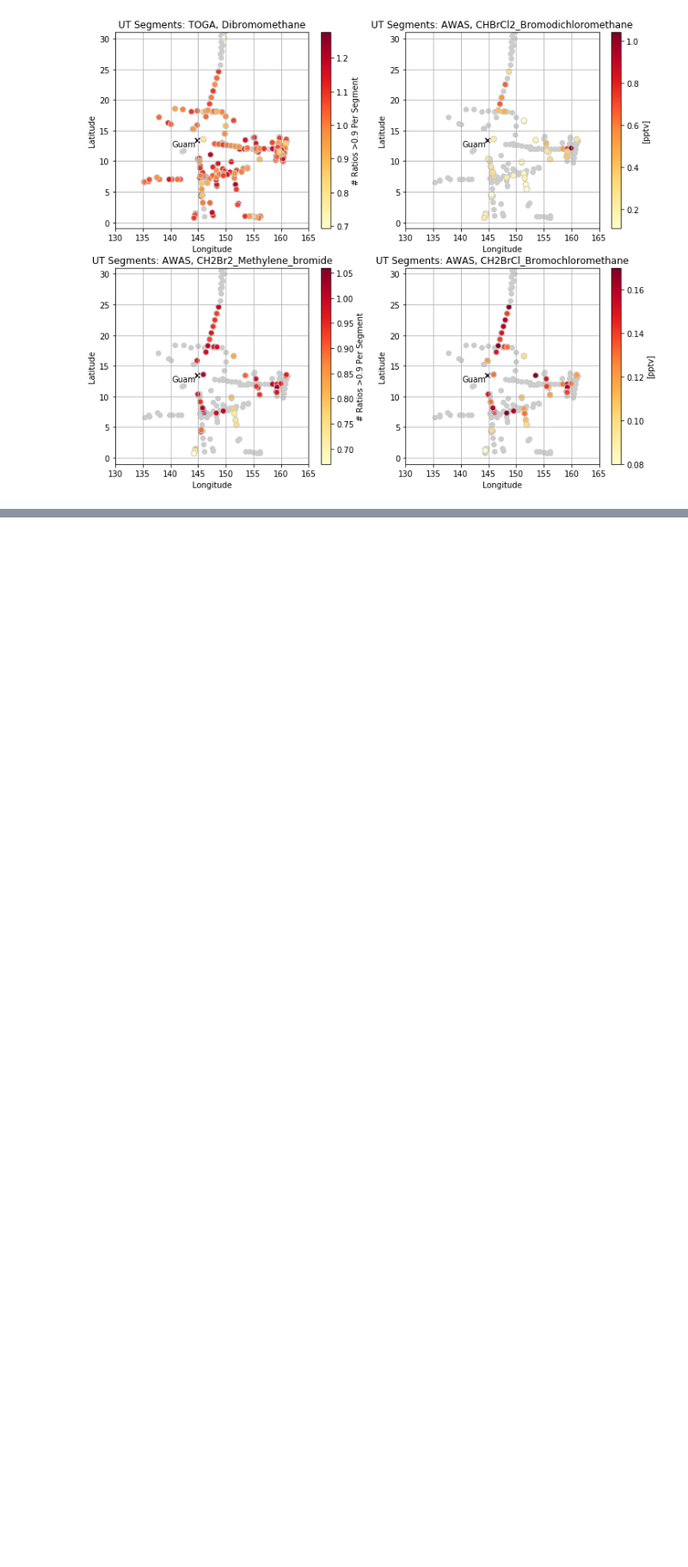
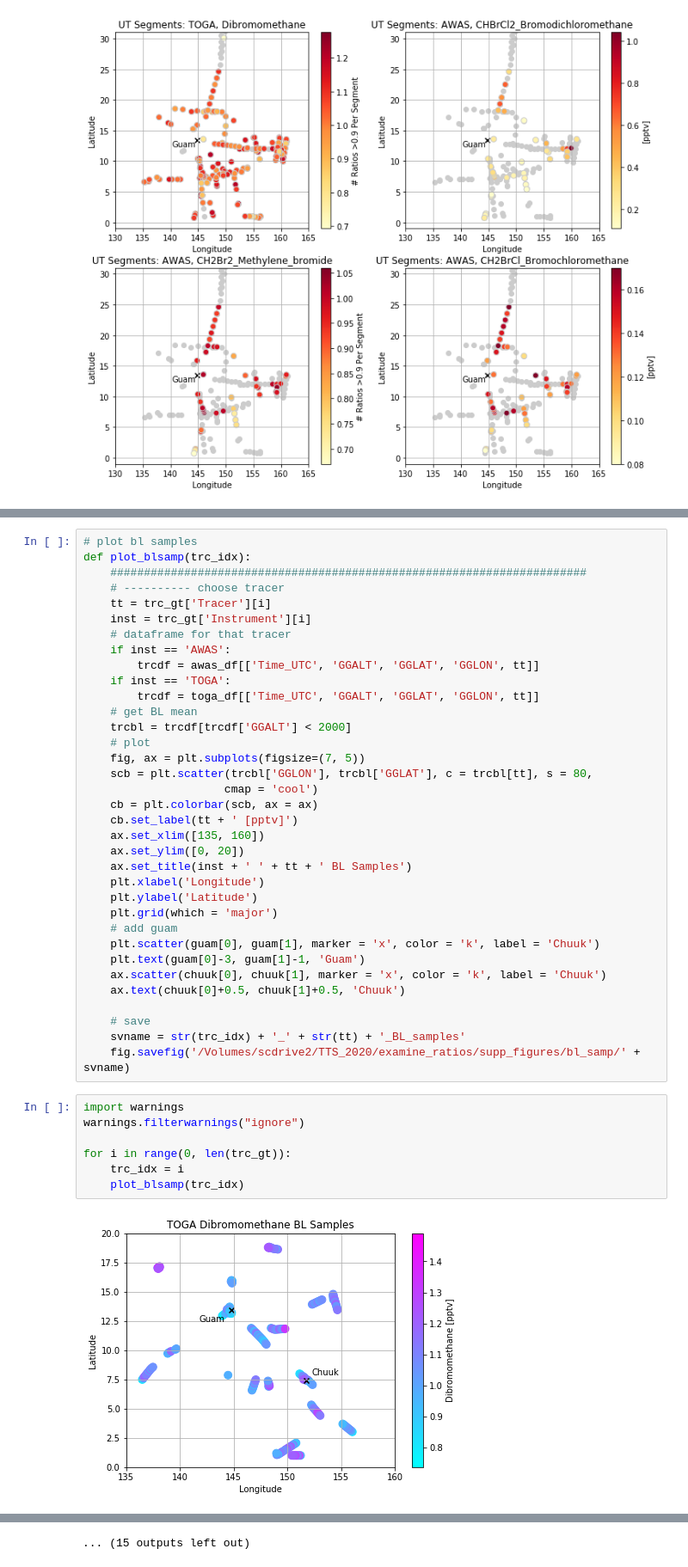
Before and after one commit to schelpon/TTS_2020_HD, a Jupyter notebook: examine_ratios/examine_ratios_gt1_ut_segments_map.ipynb, the cells around one changed output, grey strips where cells are left out. Shown at 86% size. Saved outputs shown, nothing was run; the diff lists cells and outputs as text; blank space fills up the shorter version.

```diff
--- a/examine_ratios/examine_ratios_gt1_ut_segments_map.ipynb
+++ b/examine_ratios/examine_ratios_gt1_ut_segments_map.ipynb
@@ -540 +589,45 @@ for i in range(0, len(trc_gt)):
 ... (15 outputs left out)
+# %%
+# plot bl samples
+def plot_blsamp(trc_idx):
+    #######################################################################
+    # ---------- choose tracer
+    tt = trc_gt['Tracer'][i]
+    inst = trc_gt['Instrument'][i]
+    # dataframe for that tracer
+    if inst == 'AWAS':
+        trcdf = awas_df[['Time_UTC', 'GGALT', 'GGLAT', 'GGLON', tt]]
+    if inst == 'TOGA':
+        trcdf = toga_df[['Time_UTC', 'GGALT', 'GGLAT', 'GGLON', tt]]
+    # get BL mean
+    trcbl = trcdf[trcdf['GGALT'] < 2000]
+    # plot
+    fig, ax = plt.subplots(figsize=(7, 5))
+    scb = plt.scatter(trcbl['GGLON'], trcbl['GGLAT'], c = trcbl[tt], s = 80,
+                     cmap = 'cool')
+    cb = plt.colorbar(scb, ax = ax)
+    cb.set_label(tt + ' [pptv]')
+    ax.set_xlim([135, 160])
+    ax.set_ylim([0, 20])
+    ax.set_title(inst + ' ' + tt + ' BL Samples')
+    plt.xlabel('Longitude')
+    plt.ylabel('Latitude')
+    plt.grid(which = 'major')
+    # add guam
+    plt.scatter(guam[0], guam[1], marker = 'x', color = 'k', label = 'Chuuk')
+    plt.text(guam[0]-3, guam[1]-1, 'Guam')
+    ax.scatter(chuuk[0], chuuk[1], marker = 'x', color = 'k', label = 'Chuuk')
+    ax.text(chuuk[0]+0.5, chuuk[1]+0.5, 'Chuuk')
+
+    # save
+    svname = str(trc_idx) + '_' + str(tt) + '_BL_samples'
+    fig.savefig('/Volumes/scdrive2/TTS_2020/examine_ratios/supp_figures/bl_samp/' + svname)
+# %%
+import warnings
+warnings.filterwarnings("ignore")
+
+for i in range(0, len(trc_gt)):
+    trc_idx = i
+    plot_blsamp(trc_idx)
+# %% [output]
+[figure, added]
@@ -540,0 +645 @@ for i in range(0, len(trc_gt)):
+... (15 outputs left out)
```
Also changed, not shown: parts of 15 cells of this notebook, 1 other file.
